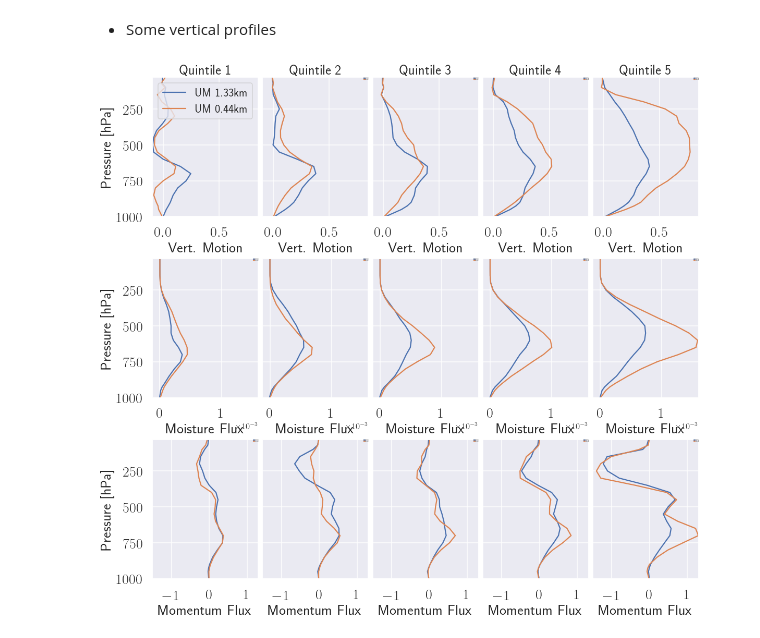
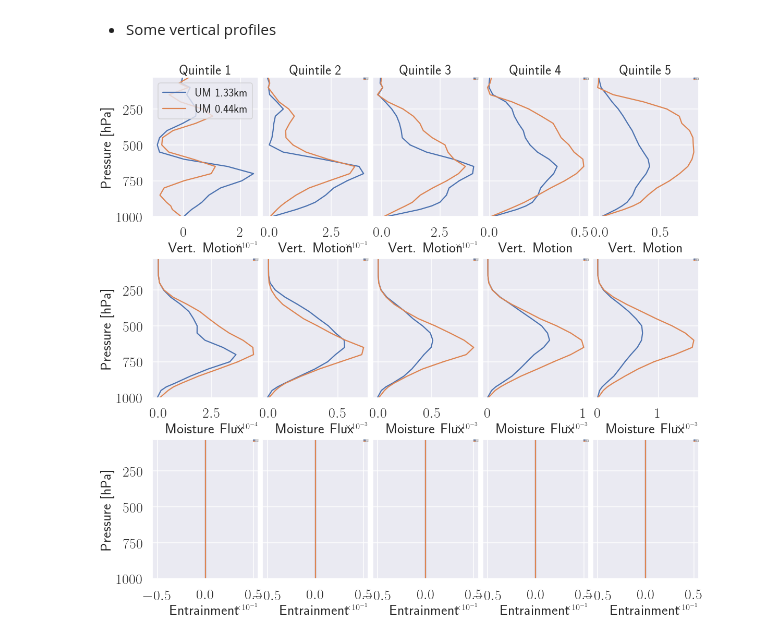
Before and after one commit to antarcticrainforest/RainfallExtremes, a Jupyter notebook: python/AnalyseTrcks.ipynb, the cells around one changed output. Cells and saved outputs as stored; diff of their text form; code cells hidden in the pictures.

```diff
--- a/python/AnalyseTrcks.ipynb
+++ b/python/AnalyseTrcks.ipynb
@@ -940,7 +940,7 @@ for y, prop in variables.items():
 # %%
 #Get Storm properties
 storm_prop = {'omega': [], 'momflux': [], 'moistflux': [], 'bflux': [], 'uid': [], 'run': [], 'precip': [],
-              'quant': [], 'ens':[], 'cloud_z' :[], 'q': [], 'ctt':[], 'mfluxdiv':[]}
+              'quant': [], 'ens':[], 'cloud_z' :[], 'q': [], 'ctt':[], 'mfluxdiv':[], 'ent':[]}
 lookup = {'UM133':'UM 1.33km', 'UM044':'UM 0.44km'}
 z=np.linspace(5, 9000, 22)
 plev = (800, 600)
@@ -954,6 +954,8 @@ for ens in ensembles:
 
                 storm_prop['omega'].append(gr['%04i/omega'%uid][:].max(axis=0).mean())
                 storm_prop['bflux'].append(gr['%04i/bflux'%uid][:].sum(axis=0).mean())
+                ent = np.nanmean(np.nanmean(gr['%04i/entrainment'%uid][:], axis=0))
+                storm_prop['ent'].append(ent)
                 storm_prop['moistflux'].append(gr['%04i/mflux'%uid][:].sum(axis=0).mean())
                 storm_prop['momflux'].append(gr['%04i/momflux'%uid][:].sum(axis=0).mean()/10)
                 storm_prop['mfluxdiv'].append(gr['%04i/mfluxdiv'%uid][:].sum(axis=0).mean()*1000)
@@ -984,10 +986,10 @@ array([1000.,  950.,  925.,  900.,  850.,  800.,  750.,  700.,  650.,
 # %%
 fluxes044 = {'bflux':{i:[] for i in range(1,6)}, 'mflux':{i:[] for i in range(1,6)},
              'momflux':{i:[] for i in range(1,6)}, 'omega': {i:[] for i in range(1,6)},
-             'mfluxdiv': {i:[] for i in range(1,6)}, 'q': {i:[] for i in range(1,6)}}
+             'entrainment': {i:[] for i in range(1,6)}, 'q': {i:[] for i in range(1,6)}}
 fluxes133 = {'bflux':{i:[] for i in range(1,6)}, 'mflux':{i:[] for i in range(1,6)},
              'momflux':{i:[] for i in range(1,6)}, 'omega': {i:[] for i in range(1,6)},
-             'mfluxdiv': {i:[] for i in range(1,6)}, 'q': {i:[] for i in range(1,6)}}
+             'entrainment': {i:[] for i in range(1,6)}, 'q': {i:[] for i in range(1,6)}}
 lookup
 for i in storm_prop.index:
 
@@ -1001,7 +1003,7 @@ for i in storm_prop.index:
         try:
             gr = h5['%s/%s/%04i'%(name,storm_prop.loc[i]['ens'], storm_prop.loc[i]['uid'])]
             for t in fluxes.keys():
-                d=gr[t][:].mean(axis=(-2,-1))
+                d = np.nanmean(gr[t][:], axis=(-2, -1))
                 if len(d.shape) == 2:
                     d = d[0]
                 fluxes[t][storm_prop.loc[i].quant].append(d)
@@ -1010,14 +1012,20 @@ for i in storm_prop.index:
 # %%
 for k in fluxes044.keys():
     for i in range(1,6):
-        fluxes044[k][i]=np.array(fluxes044[k][i]).mean(axis=0)
-        fluxes133[k][i]=np.array(fluxes133[k][i]).mean(axis=0)
+        fluxes044[k][i]=np.nanmean(np.array(fluxes044[k][i]),axis=0)
+        fluxes133[k][i]=np.nanmean(np.array(fluxes133[k][i]),axis=0)
+fluxes044['ent'] = {}
+fluxes133['ent'] = {}
+
+for i in range(1, 6):
+    fluxes044['ent'][i] = fluxes044['entrainment'][i]/fluxes044['mflux'][i]
+    fluxes133['ent'][i] = fluxes133['entrainment'][i]/fluxes133['mflux'][i]
 # %% [markdown]
 * Distributions of some variables within their quintile
 # %%
 mpld3.disable_notebook()
 variables=dict(omega=('Vert. Motion', (0, 7)), moistflux=('Moisture Flux', (-0.01, 0.04)),
-               momflux=('Momentum Flux', (-1.5, 1.5)))#, mfluxdiv=('Moist. Flux. Conv', (-5, 10)))
+               ent=('Entrainment', (-.05, .05)))#, mfluxdiv=('Moist. Flux. Conv', (-5, 10)))
 
                #cloud_w=('Cloud Water', (0,0.005)))
 fig = plt.figure(figsize=(15,15))
@@ -1036,7 +1044,7 @@ for y, prop in variables.items():
         ax.legend(fontsize=1)
     ax.tick_params(labelsize=fontsize-2)
     ax.set_xlim(0.5,5.5)
-    ax.set_ylim(*ylim)
+    #ax.set_ylim(*ylim)
     ax.yaxis.set_ticks(ax.yaxis.get_ticklocs()[1:])
     ax.set_xlabel('Quintiles', fontsize=fontsize)
     ax.set_ylabel(label, fontsize=fontsize)
@@ -1050,7 +1058,7 @@ from matplotlib.ticker import Formatter
 
 from scipy import interpolate
 variables=dict(omega=(('Vert. Motion'), (-9.5e-2, 8.5e-1)), mflux=('Moisture Flux', (-1.2e-4, 1.6e-3)),
-               momflux=('Momentum Flux', (-1.5, 1.3)))#, mfluxdiv =('Moist. Flx Conv', (-0.5e-3,1.3e-3)))
+               entrainment=('Entrainment', (-1.5, 1.3)))#, mfluxdiv =('Moist. Flx Conv', (-0.5e-3,1.3e-3)))
 i = 0
 y = np.linspace(P[-1], P[0], 40)[::-1]
 
@@ -1059,33 +1067,36 @@ for x, prop in variables.items():
     npl = len(list(variables.keys()))
 
     for ii in range(1, 6):
         i += 1
         ax = fig.add_subplot(npl,5,i)
         for ff, fluxes in enumerate((fluxes133, fluxes044)):
             flux = fluxes[x][ii]
-            f = interpolate.interp1d(P, flux, kind='slinear')
+            try:
+                f = interpolate.interp1d(P, flux, kind='slinear')
+            except:
+                continue
             #xx = f(y)
             y = P
             xx = flux
             ax.plot(xx, y, label=('UM 1.33km', 'UM 0.44km')[ff])
             ax.set_ylim(max(y), min(y))
-            ax.set_xlim(*xlim)
+            #ax.set_xlim(*xlim)
             if ii == 1:
                 ax.set_ylabel('Pressure [hPa]', fontsize=fontsize-2)
             else:
                 ax.yaxis.set_ticklabels([])
             if i == 1:
                  ax.legend(loc=1, fontsize=fontsize-8)
             else:
                 ax.legend(loc=1, fontsize=1)
             ax.set_xlabel(label, fontsize=fontsize-2)
             ax.tick_params(labelsize=fontsize-2)
             ax.ticklabel_format(axis='x', style='sci')
             if i < 6:
                 ax.set_title('Quintile  %i'%ii, fontsize=fontsize-4)
             #ax.xaxis.set_major_formatter('%.1E')
             #ax.ticklabel_format(style='sci', axis='x')
             ax.xaxis.major.formatter.set_powerlimits((0,0))
 fig.subplots_adjust(right=0.98, bottom=0.1, top=0.99, left=0.01, hspace=0.3, wspace=0.04)
 # %% [output]
-[figure, old version]
+[figure, new version]
```
Also changed, not shown: parts of 1 cell of this notebook, 1 other file.
